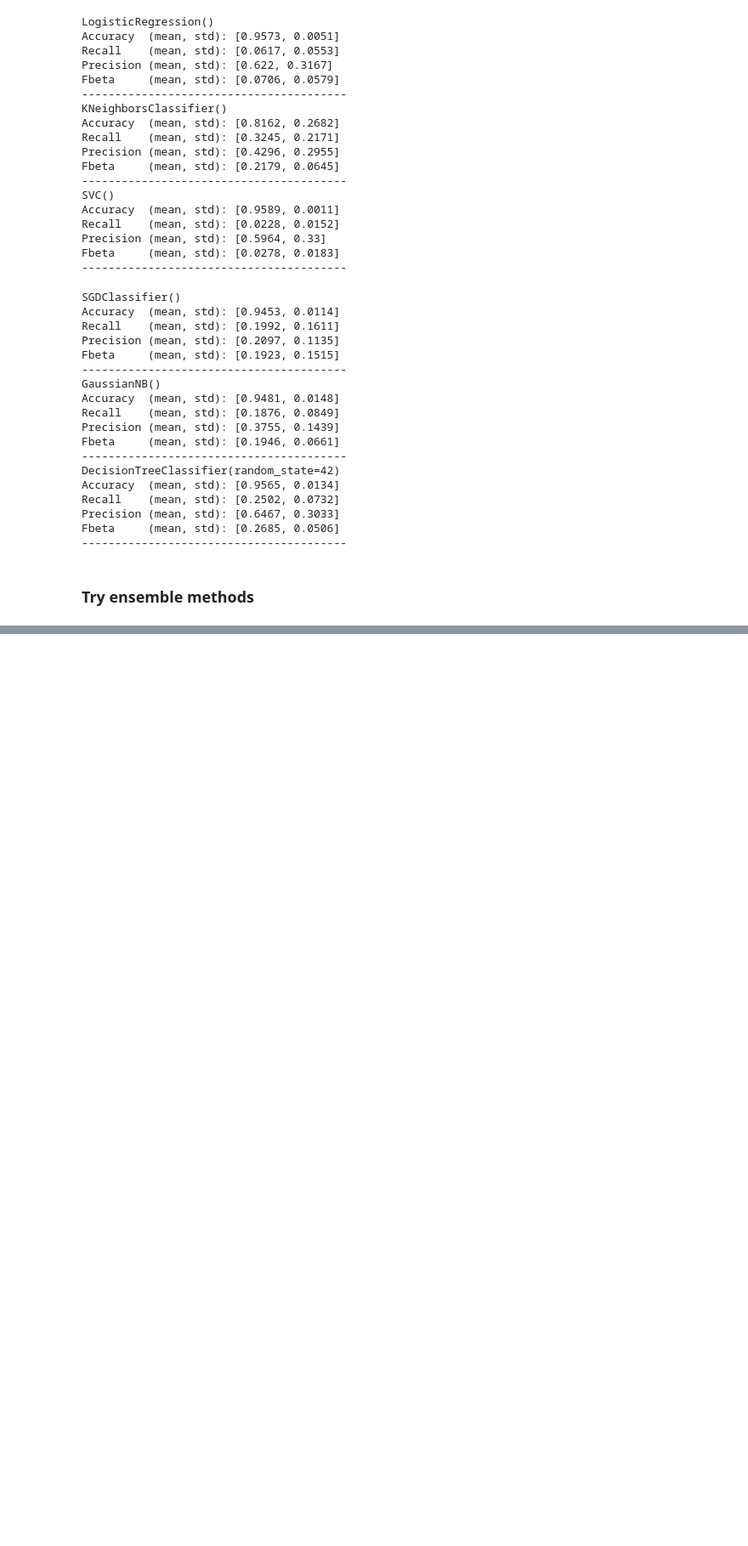
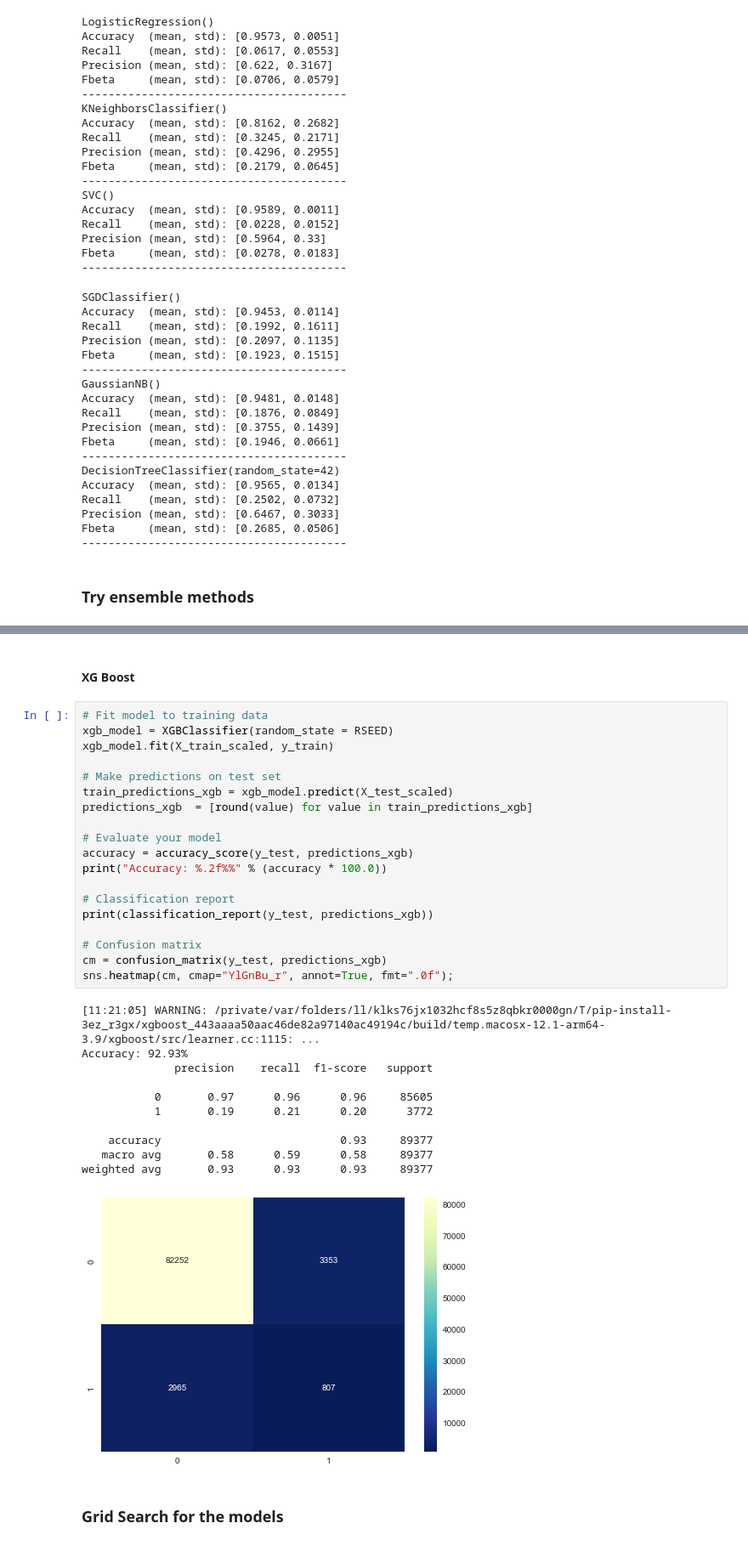
Before and after one commit to wcmphysics/DataScienceBootcamp-Capstone, a Jupyter notebook: notebooks/Andreas_modelling.ipynb, the cells around one changed output, grey strips where cells are left out. Shown at 85% size. Saved outputs shown, nothing was run; the diff lists cells and outputs as text; blank space fills up the shorter version.

```diff
--- a/notebooks/Andreas_modelling.ipynb
+++ b/notebooks/Andreas_modelling.ipynb
@@ -427,0 +494,35 @@ sns.heatmap(cm, cmap="YlGnBu_r", annot=True, fmt=".0f")
+# %% [markdown]
+#### XG Boost
+# %%
+# Fit model to training data
+xgb_model = XGBClassifier(random_state = RSEED)
+xgb_model.fit(X_train_scaled, y_train)
+
+# Make predictions on test set
+train_predictions_xgb = xgb_model.predict(X_test_scaled)
+predictions_xgb  = [round(value) for value in train_predictions_xgb]
+
+# Evaluate your model
+accuracy = accuracy_score(y_test, predictions_xgb)
+print("Accuracy: %.2f%%" % (accuracy * 100.0))
+
+# Classification report
+print(classification_report(y_test, predictions_xgb))
+
+# Confusion matrix
+cm = confusion_matrix(y_test, predictions_xgb)
+sns.heatmap(cm, cmap="YlGnBu_r", annot=True, fmt=".0f");
+# %% [output]
+[11:21:05] WARNING: /private/var/folders/ll/klks76jx1032hcf8s5z8qbkr0000gn/T/pip-install-3ez_r3gx/xgboost_443aaaa50aac46de82a97140ac49194c/build/temp.macosx-12.1-arm64-3.9/xgboost/src/learner.cc:1115: ...
+Accuracy: 92.93%
+              precision    recall  f1-score   support
+
+           0       0.97      0.96      0.96     85605
+           1       0.19      0.21      0.20      3772
+
+    accuracy                           0.93     89377
+   macro avg       0.58      0.59      0.58     89377
+weighted avg       0.93      0.93      0.93     89377
+[figure, added]
+# %% [markdown]
+### Grid Search for the models
```
Also changed, not shown: parts of 20 cells of this notebook.
